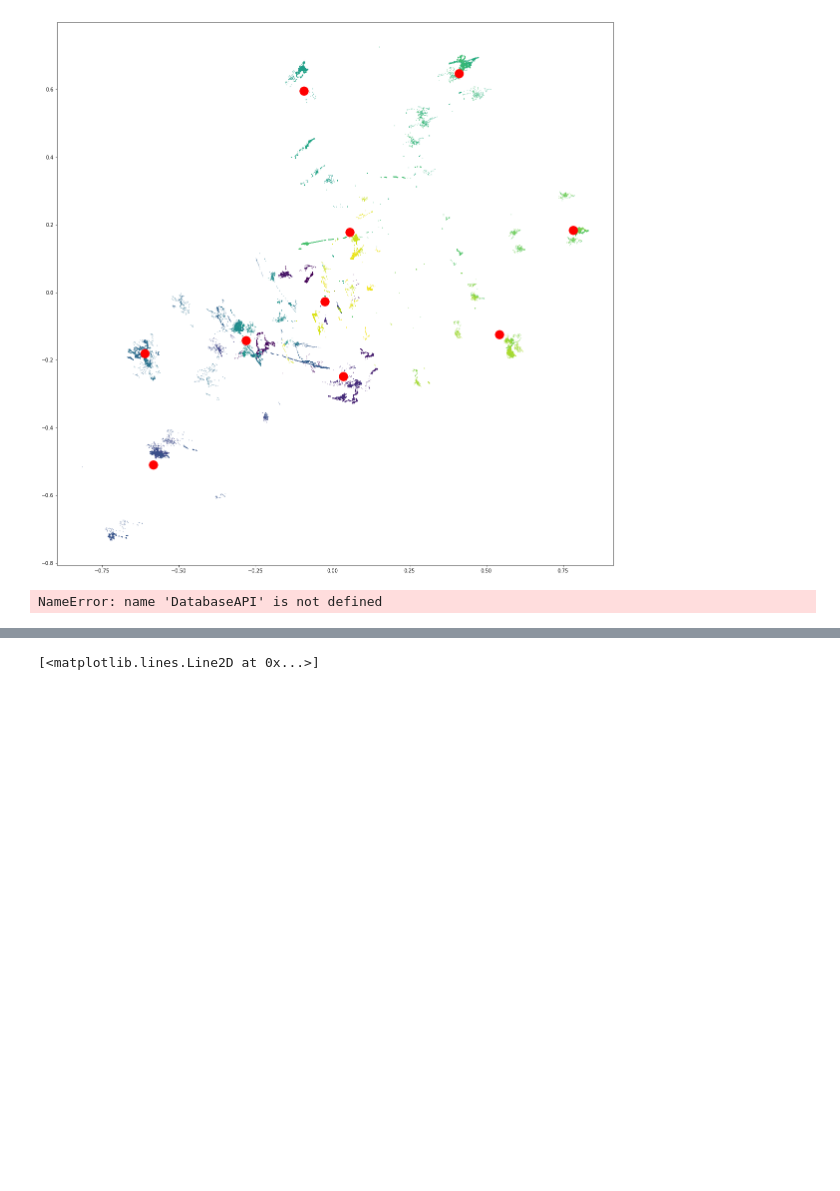
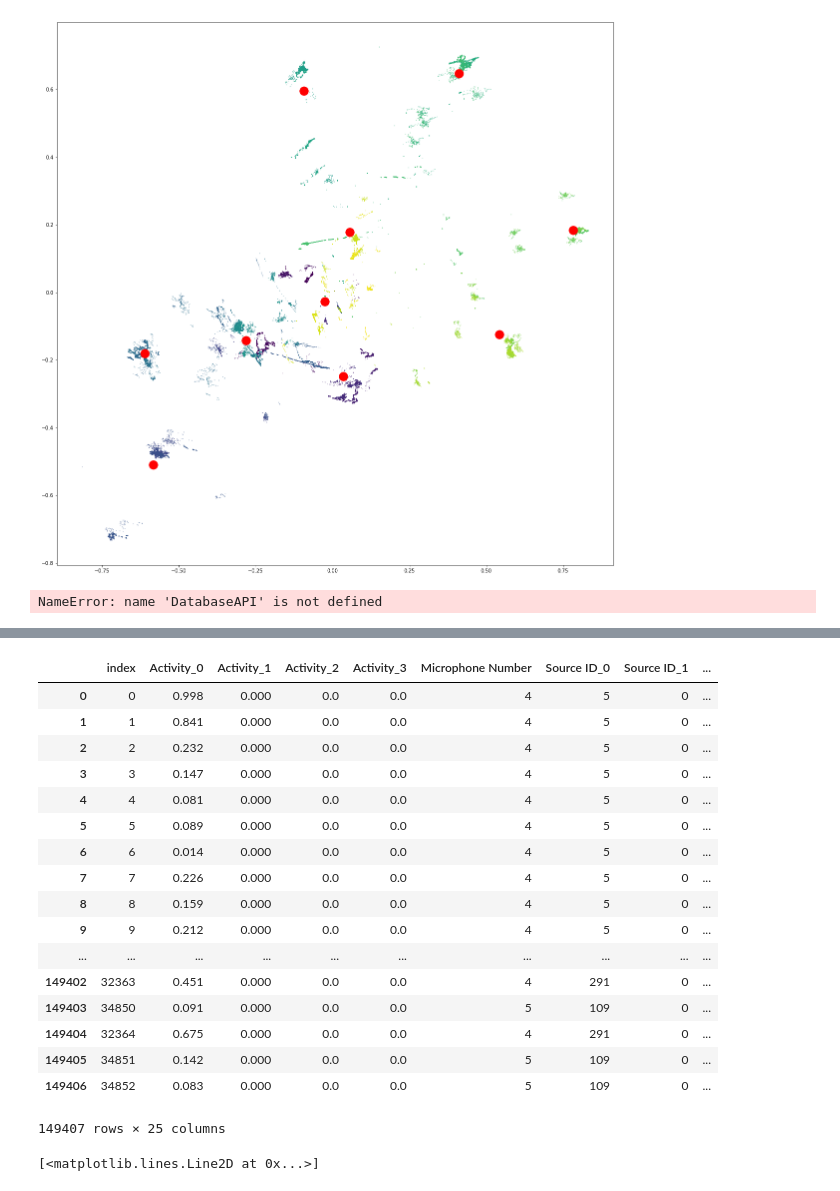
Before and after one commit to ArdelAlegre1/SoundMapping, a Jupyter notebook: Analysis/notebooks/ArdelRoomMap.ipynb, the cells around one changed output, grey strips where cells are left out. Cells and saved outputs as stored; diff of their text form; code cells hidden in the pictures; blank space fills up the shorter version.

```diff
--- a/Analysis/notebooks/ArdelRoomMap.ipynb
+++ b/Analysis/notebooks/ArdelRoomMap.ipynb
@@ -161,3 +196,24 @@ array([[1601489404.6998, nan, nan, ..., nan, nan, nan],
+# %%
+df
+# %% [output]
+|  | index | Activity_0 | Activity_1 | Activity_2 | Activity_3 | Microphone Number | Source ID_0 | Source ID_1 | ... |
+| 0 | 0 | 0.998 | 0.000 | 0.0 | 0.0 | 4 | 5 | 0 | ... |
+| 1 | 1 | 0.841 | 0.000 | 0.0 | 0.0 | 4 | 5 | 0 | ... |
+| 2 | 2 | 0.232 | 0.000 | 0.0 | 0.0 | 4 | 5 | 0 | ... |
+| 3 | 3 | 0.147 | 0.000 | 0.0 | 0.0 | 4 | 5 | 0 | ... |
+| 4 | 4 | 0.081 | 0.000 | 0.0 | 0.0 | 4 | 5 | 0 | ... |
+| 5 | 5 | 0.089 | 0.000 | 0.0 | 0.0 | 4 | 5 | 0 | ... |
+| 6 | 6 | 0.014 | 0.000 | 0.0 | 0.0 | 4 | 5 | 0 | ... |
+| 7 | 7 | 0.226 | 0.000 | 0.0 | 0.0 | 4 | 5 | 0 | ... |
+| 8 | 8 | 0.159 | 0.000 | 0.0 | 0.0 | 4 | 5 | 0 | ... |
+| 9 | 9 | 0.212 | 0.000 | 0.0 | 0.0 | 4 | 5 | 0 | ... |
+| ... | ... | ... | ... | ... | ... | ... | ... | ... | ... |
+| 149402 | 32363 | 0.451 | 0.000 | 0.0 | 0.0 | 4 | 291 | 0 | ... |
+| 149403 | 34850 | 0.091 | 0.000 | 0.0 | 0.0 | 5 | 109 | 0 | ... |
+| 149404 | 32364 | 0.675 | 0.000 | 0.0 | 0.0 | 4 | 291 | 0 | ... |
+| 149405 | 34851 | 0.142 | 0.000 | 0.0 | 0.0 | 5 | 109 | 0 | ... |
+| 149406 | 34852 | 0.083 | 0.000 | 0.0 | 0.0 | 5 | 109 | 0 | ... |
+149407 rows × 25 columns
 # %%
 n = n.astype(float)
 # %%
```
Also changed, not shown: parts of 18 cells of this notebook.
